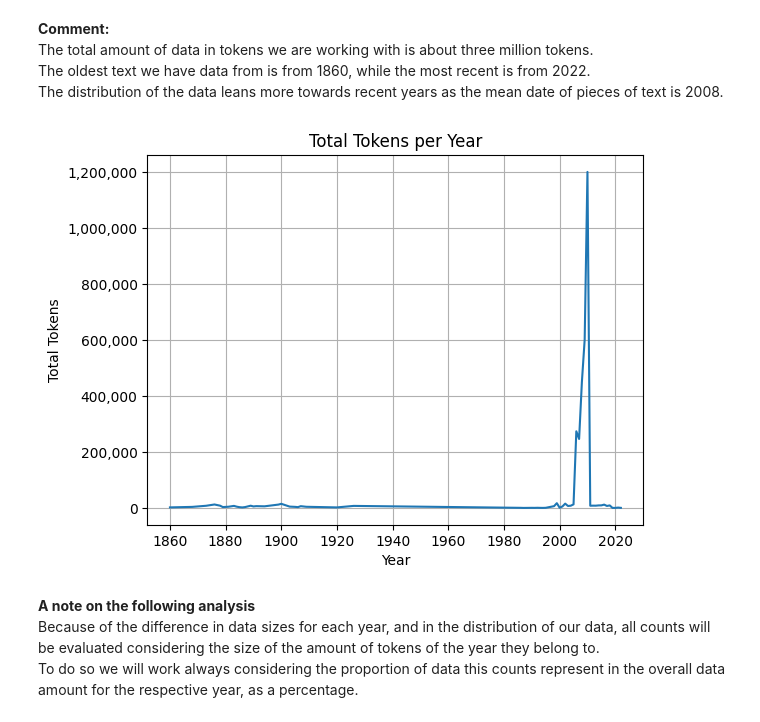
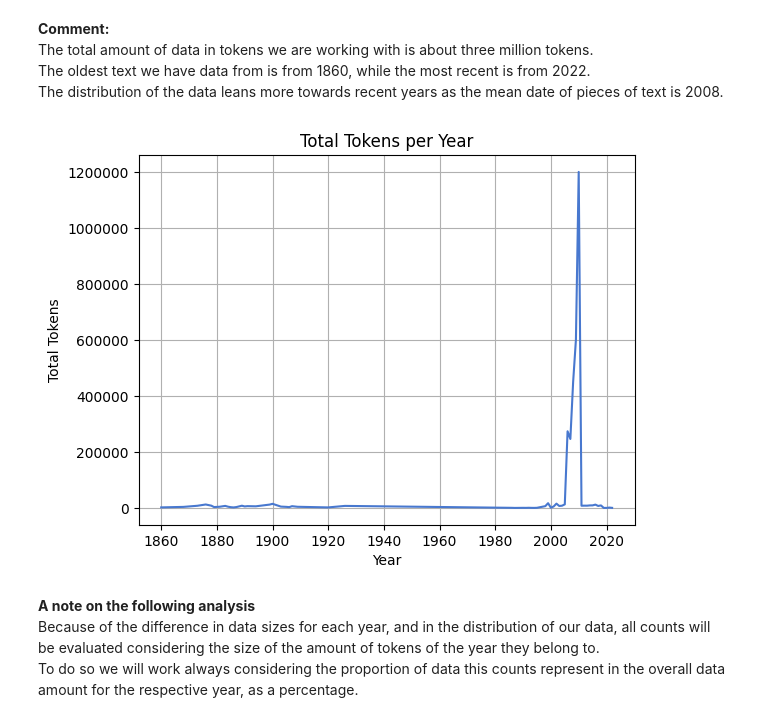
Before and after one commit to Data-Science-for-Linguists-2025/Linguistic-Markers-Catalan-Substitution, a Jupyter notebook: Analysis-1-LowLevel.ipynb, the cells around one changed output. Saved outputs shown, nothing was run; the diff lists cells and outputs as text; code cells hidden in the pictures.

```diff
--- a/Analysis-1-LowLevel.ipynb
+++ b/Analysis-1-LowLevel.ipynb
@@ -56,18 +59,18 @@ The distribution of the data leans more towards recent years as the mean date of
 # %%
 # taking a look at the uneven distribution of the data for clarification
 toks_per_year = tokscomplete_df.groupby("Year")["Len_toks"].sum()
 toks_per_year = toks_per_year.sort_index()
 
-# Plotting tokens per year with years on the x-axis
-toks_per_year.plot(kind="line")  # or kind="bar" for a bar chart
+# plotting tokens per year with years on the x-axis
+toks_per_year.plot(kind="line")
 plt.xlabel("Year")
 plt.ylabel("Total Tokens")
 plt.title("Total Tokens per Year")
 plt.grid(True)
-plt.gca().yaxis.set_major_formatter(mticker.FuncFormatter(lambda x, _: f'{int(x):,}'))
+plt.gca().yaxis.set_major_formatter(lambda x, _: int(x))
 plt.show()
 # %% [output]
-[figure, old version]
+[figure, new version]
 # %% [markdown]
 **A note on the following analysis**\
 Because of the difference in data sizes for each year, and in the distribution of our data, all counts will be evaluated considering the size of the amount of tokens of the year they belong to.\
```
Also changed, not shown: parts of 23 cells of this notebook.
